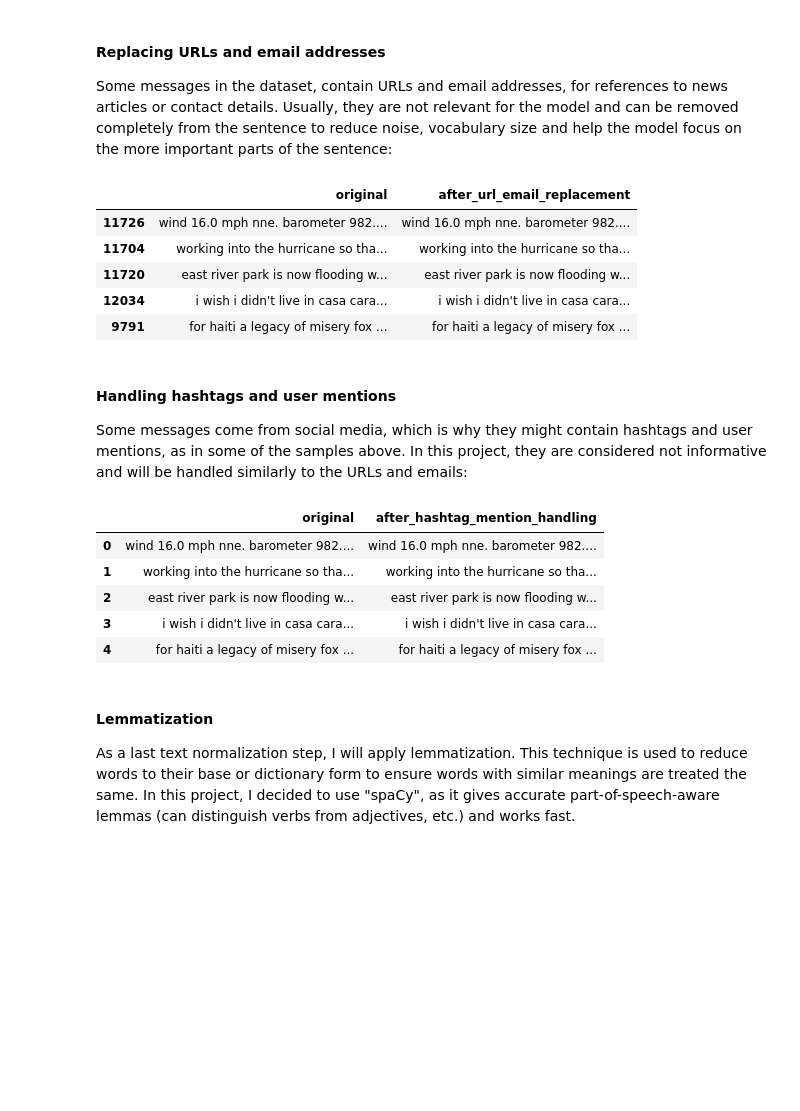
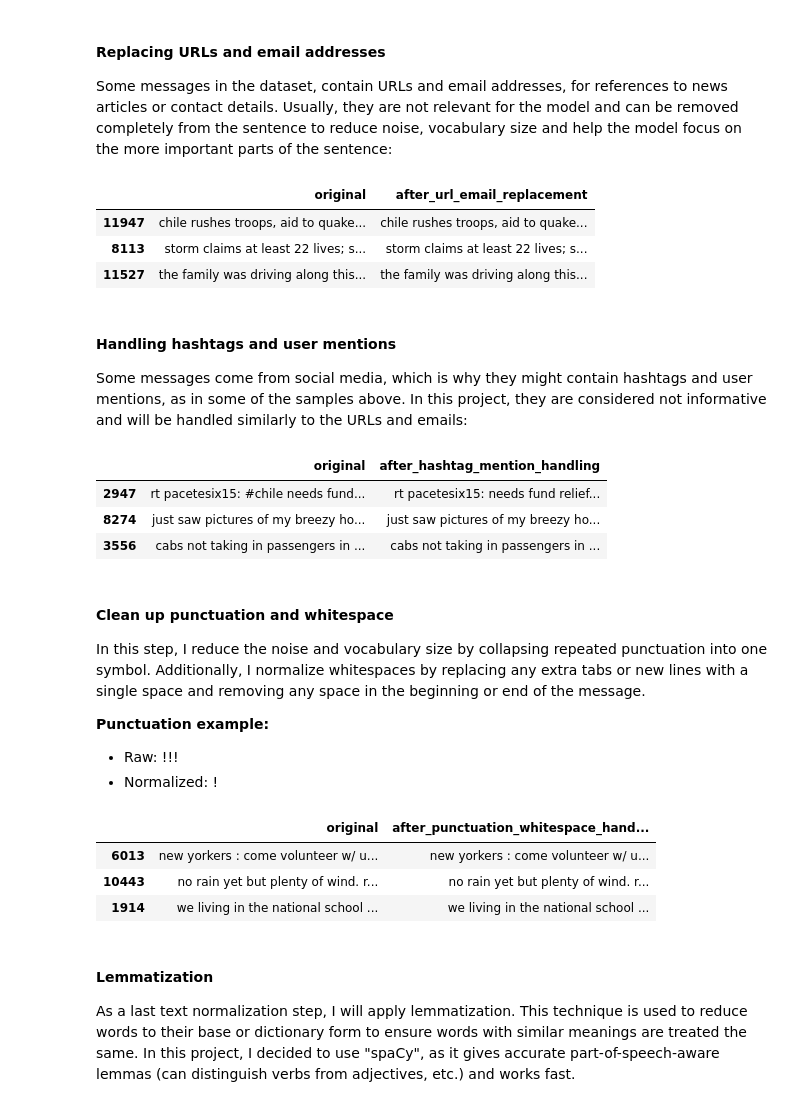
Before and after one commit to KaterinaSSlavova/Crisis-Help-Classification, a Jupyter notebook: Notebooks/02_data_provisioning.ipynb, the cells around one changed output. Saved outputs shown, nothing was run; the diff lists cells and outputs as text; code cells hidden in the pictures; blank space fills up the shorter version.

```diff
--- a/Notebooks/02_data_provisioning.ipynb
+++ b/Notebooks/02_data_provisioning.ipynb
@@ -755,0 +879,4 @@ After manually inspecting all 4 batches, I observed a lot of social-media-style
+# %%
+keep_one_mask = ~msg.duplicated(keep="first")
+df_clean =  df_clean.loc[keep_one_mask].copy()
+df_clean.shape
@@ -755,0 +889,6 @@ After manually inspecting all 4 batches, I observed a lot of social-media-style
+# %%
+msg_norm = (df_clean["message"].str.lower().str.replace(r"(https?://\S+|www\.\S+)", " URL ", regex=True).str.replace(r"\b[\w\.-]+@[\w\.-]+\.\w+\b", " EMAIL ", regex=True).str.replace(r"\d+", " NUM ", regex=True).str.replace(r"\s+", " ", regex=True).str.strip())
+near_dup_mask = msg_norm.duplicated(keep=False)
+
+print("Near-duplicate rows:", int(near_dup_mask.sum()))
+df_clean.loc[near_dup_mask, ["id","message"]].assign(norm=msg_norm[near_dup_mask]).head()
@@ -755,0 +903,5 @@ After manually inspecting all 4 batches, I observed a lot of social-media-style
+# %%
+first_in_group_mask = ~msg_norm.duplicated(keep="first")
+keep_mask = (~near_dup_mask) | first_in_group_mask
+df_clean = df_clean.loc[keep_mask].copy()
+df_clean.shape
@@ -1080,10 +1236,11 @@ Without lowercasing, the 3 different versions of "water" would be treated as dif
 *Before lowercasing:* "water", "Water", "WATER"
 *After lowercasing:* "water"
 # %%
-messages = X_train.copy()
+pd.set_option("display.max_colwidth", None)
+messages = X_train_us.astype(str).copy()
 lowered_messages = messages.str.lower()
 
 df = pd.DataFrame({"original": messages, "lowercased": lowered_messages})
-df.head()
+df.sample(3)
 # %% [output]
 |  | original | lowercased |
@@ -1096,34 +1251,51 @@ df.head()
 #### Replacing URLs and email addresses
 Some messages in the dataset, contain URLs and email addresses, for references to news articles or contact details. Usually, they are not relevant for the model and can be removed completely from the sentence to reduce noise, vocabulary size and help the model focus on the more important parts of the sentence:
 # %%
-mask_urls_emails = df["lowercased"].str.contains(r"http|www\.|@\w+\.\w+", regex=True, na=False)
-examples = df["lowercased"].loc[mask_urls_emails].copy()
-examples_norm = examples.str.replace(r"http\S+|www\.\S+", " ", regex=True)
-examples_norm = examples_norm.str.replace(r"\b[\w\.-]+@[\w\.-]+\.\w+\b", " ", regex=True)
-df_examples = pd.DataFrame({"original": examples, "after_url_email_replacement": examples_norm})
-df_examples.head()
+msg = df["lowercased"]
+url_norm = msg.str.replace(r"http\S+|www\.\S+", " ", regex=True)
+email_norm = url_norm.str.replace(r"\b[\w\.-]+@[\w\.-]+\.\w+\b", " ", regex=True)
+changed_mask = msg.ne(email_norm)
+df_examples = pd.DataFrame({"original":msg.loc[changed_mask], "after_url_email_replacement": email_norm.loc[changed_mask]})
+df_examples.sample(3)
 # %% [output]
 |  | original | after_url_email_replacement |
-| 11726 | wind 16.0 mph nne. barometer 982.... | wind 16.0 mph nne. barometer 982.... |
-| 11704 | working into the hurricane so tha... | working into the hurricane so tha... |
-| 11720 | east river park is now flooding w... | east river park is now flooding w... |
-| 12034 | i wish i didn't live in casa cara... | i wish i didn't live in casa cara... |
-| 9791 | for haiti a legacy of misery fox ... | for haiti a legacy of misery fox ... |
+| 11947 | chile rushes troops, aid to quake... | chile rushes troops, aid to quake... |
+| 8113 | storm claims at least 22 lives; s... | storm claims at least 22 lives; s... |
+| 11527 | the family was driving along this... | the family was driving along this... |
 # %% [markdown]
 #### Handling hashtags and user mentions
 Some messages come from social media, which is why they might contain hashtags and user mentions, as in some of the samples above. In this project, they are considered not informative and will be handled similarly to the URLs and emails:
 # %%
-examples_norm = df_examples["after_url_email_replacement"].str.replace(r"#(\w+)", " ", regex=True)
-examples_norm = examples_norm.str.replace(r"@\w+", " ", regex=True)
-df_ex = pd.DataFrame({"original": df_examples["after_url_email_replacement"].values,"after_hashtag_mention_handling": examples_norm.values})
-df_ex.head()
+msg = email_norm.copy()
+hashtag_norm = msg.str.replace(r"#(\w+)", " ", regex=True)
+mention_norm = hashtag_norm.str.replace(r"@\w+", " ", regex=True)
+changed_mask = msg.ne(mention_norm)
+df_example = pd.DataFrame({"original": msg.loc[changed_mask],"after_hashtag_mention_handling": mention_norm.loc[changed_mask]})
+df_example.sample(3)
 # %% [output]
 |  | original | after_hashtag_mention_handling |
-| 0 | wind 16.0 mph nne. barometer 982.... | wind 16.0 mph nne. barometer 982.... |
-| 1 | working into the hurricane so tha... | working into the hurricane so tha... |
-| 2 | east river park is now flooding w... | east river park is now flooding w... |
-| 3 | i wish i didn't live in casa cara... | i wish i didn't live in casa cara... |
-| 4 | for haiti a legacy of misery fox ... | for haiti a legacy of misery fox ... |
+| 2947 | rt pacetesix15: #chile needs fund... | rt pacetesix15: needs fund relief... |
+| 8274 | just saw pictures of my breezy ho... | just saw pictures of my breezy ho... |
+| 3556 | cabs not taking in passengers in ... | cabs not taking in passengers in ... |
+# %% [markdown]
+#### Clean up punctuation and whitespace
+In this step, I reduce the noise and vocabulary size by collapsing repeated punctuation into one symbol. Additionally, I normalize whitespaces by replacing any extra tabs or new lines with a single space and removing any space in the beginning or end of the message.
+
+**Punctuation example:**
+- Raw: !!!
+- Normalized: !
+# %%
+msg = mention_norm.copy()
+punc_norm = msg.str.replace(r"([!?.,])\1{1,}", r"\1", regex=True)
+space_norm = punc_norm.str.replace(r"\s+", " ", regex=True).str.strip()
+changed = msg.ne(space_norm)
+df_example = pd.DataFrame({"original": msg.loc[changed_mask],"after_punctuation_whitespace_handling": space_norm.loc[changed_mask]})
+df_example.sample(3)
+# %% [output]
+|  | original | after_punctuation_whitespace_hand... |
+| 6013 | new yorkers : come volunteer w/ u... | new yorkers : come volunteer w/ u... |
+| 10443 | no rain yet but plenty of wind. r... | no rain yet but plenty of wind. r... |
+| 1914 | we living in the national school ... | we living in the national school ... |
 # %% [markdown]
 #### Lemmatization
 As a last text normalization step, I will apply lemmatization. This technique is used to reduce words to their base or dictionary form to ensure words with similar meanings are treated the same. In this project, I decided to use "spaCy", as it gives accurate part-of-speech-aware lemmas (can distinguish verbs from adjectives, etc.) and works fast.
```
Also changed, not shown: parts of 62 cells of this notebook, 11 other files.
